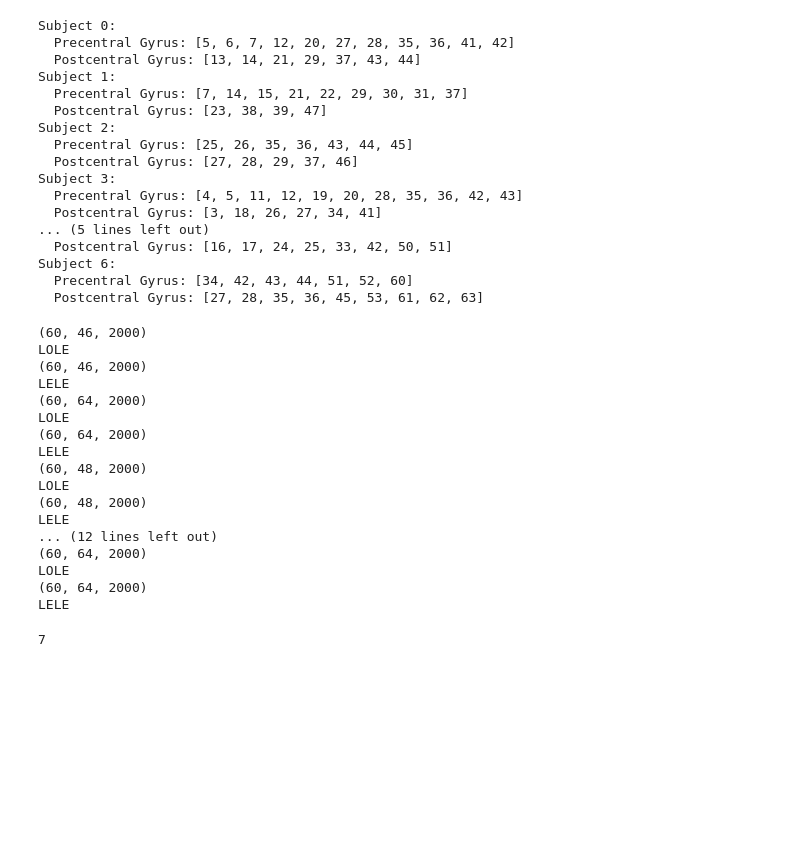
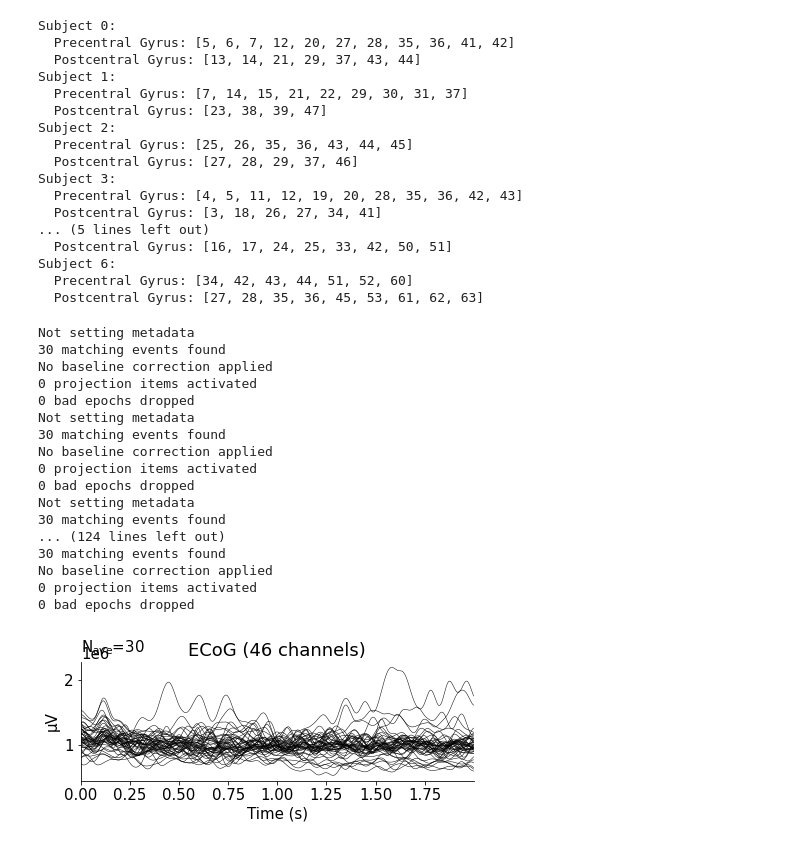
Before and after one commit to Xianhui-He/Raclette-Group-2-ECoG-Motor-Imagery, a Jupyter notebook: Motor_Imagery_Dataset_Data_Wrangling_Preprocessing_Hanif.ipynb, the cells around one changed output. Drawn from its saved outputs; the diff is of its cells as text; code cells hidden in the pictures; blank space fills up the shorter version.

```diff
--- a/Motor_Imagery_Dataset_Data_Wrangling_Preprocessing_Hanif.ipynb
+++ b/Motor_Imagery_Dataset_Data_Wrangling_Preprocessing_Hanif.ipynb
@@ -116,6 +116,9 @@ for subject in alldat:
     # Extract Continuous Voltage Data & Assign Proper Type
     volt_data = block['V'].astype('float32')
 
+    # Multiply with Scale to Calculate uV Values
+    volt_data = volt_data * block['scale_uv']
+
     # 3rd Order Butterworth Filter (High-pass 50Hz)
     b, a = signal.butter(3, [50], btype='high', fs=1000)
     volt_data = signal.filtfilt(b, a, volt_data, 0)
@@ -128,25 +131,12 @@ for subject in alldat:
     # Normalize Channels
     volt_data = volt_data/volt_data.mean(0)
 
-    # Extract 3000 ms after Stimulus Onset for All Stimulus (~60 Total), Creating Epochs-Array
+    # Extract {window} ms after Stimulus Onset for All Stimulus (~60 Total), Creating Epochs-Array
     window = 2000
     epoch_window = np.arange(0, window)
     epoch_timepoints = block['t_on'][:, np.newaxis] + epoch_window
 
-    V_epochs_combined = np.reshape(volt_data[epoch_timepoints, :], (n_stimulus, window, channels))
-
-    # TODO: Find Better Alternative!!!
-    # Super-messy Bodgy-as-hell Code to Reshape V_epochs_combined from (n_stimulus, window, channels) to (n_stimulus, channels, window) since np.reshape Somehow Mess. Things. Up. (Required for MNE)
-    for channel_index in range(channels):
-      if channel_index == 0:
-        temp_epochs_combined_prev = V_epochs_combined[:,:,channel_index]
-        continue
-      elif channel_index == 1:
-        temp_epochs_combined_cur = np.stack((temp_epochs_combined_prev, V_epochs_combined[:,:,channel_index]))
-      else:
-        temp_epochs_combined_cur = np.append(temp_epochs_combined_cur, np.atleast_3d(V_epochs_combined[:,:,channel_index]).reshape((1,n_stimulus,window)), axis=0)
-
-    V_epochs_combined = temp_epochs_combined_cur.reshape((n_stimulus, channels, window))
+    V_epochs_combined = volt_data[epoch_timepoints, :].transpose((0,2,1))
 
     # Separate Epochs Between Tongue & Hand
     V_epochs_tongue = (V_epochs_combined[block['stim_id'] == 11, :, :])
@@ -154,33 +144,34 @@ for subject in alldat:
 
     # Generate MNE Epochs Object & Append to All Subjects Tongue & Hand Epochs Array
     if index == 0:
-      tongue_epochs_real.append(V_epochs_tongue)
-      hand_epochs_real.append(V_epochs_hand)
+      tongue_epochs_real.append(mne.EpochsArray(data=V_epochs_tongue, info=block_info))
+      hand_epochs_real.append(mne.EpochsArray(data=V_epochs_hand, info=block_info))
     else:
-      tongue_epochs_imagery.append(V_epochs_tongue)
-      hand_epochs_imagery.append(V_epochs_hand)
+      tongue_epochs_imagery.append(mne.EpochsArray(data=V_epochs_tongue, info=block_info))
+      hand_epochs_imagery.append(mne.EpochsArray(data=V_epochs_hand, info=block_info))
 # %% [output]
-(60, 46, 2000)
-LOLE
-(60, 46, 2000)
-LELE
-(60, 64, 2000)
-LOLE
-(60, 64, 2000)
-LELE
-(60, 48, 2000)
-LOLE
-(60, 48, 2000)
-LELE
-... (12 lines left out)
-(60, 64, 2000)
-LOLE
-(60, 64, 2000)
-LELE
+Not setting metadata
+30 matching events found
+No baseline correction applied
+0 projection items activated
+0 bad epochs dropped
+Not setting metadata
+30 matching events found
+No baseline correction applied
+0 projection items activated
+0 bad epochs dropped
+Not setting metadata
+30 matching events found
+... (124 lines left out)
+30 matching events found
+No baseline correction applied
+0 projection items activated
+0 bad epochs dropped
-# %%
-print(len(tongue_epochs_real))
-# %% [output]
-7
+# %%
+tongue = tongue_epochs_real[0].average()
+tongue.plot();
+# %% [output]
+[figure, added]
 # %%
 # Plot ROI Channels
 
```
Also changed, not shown: parts of 1 cell of this notebook.
